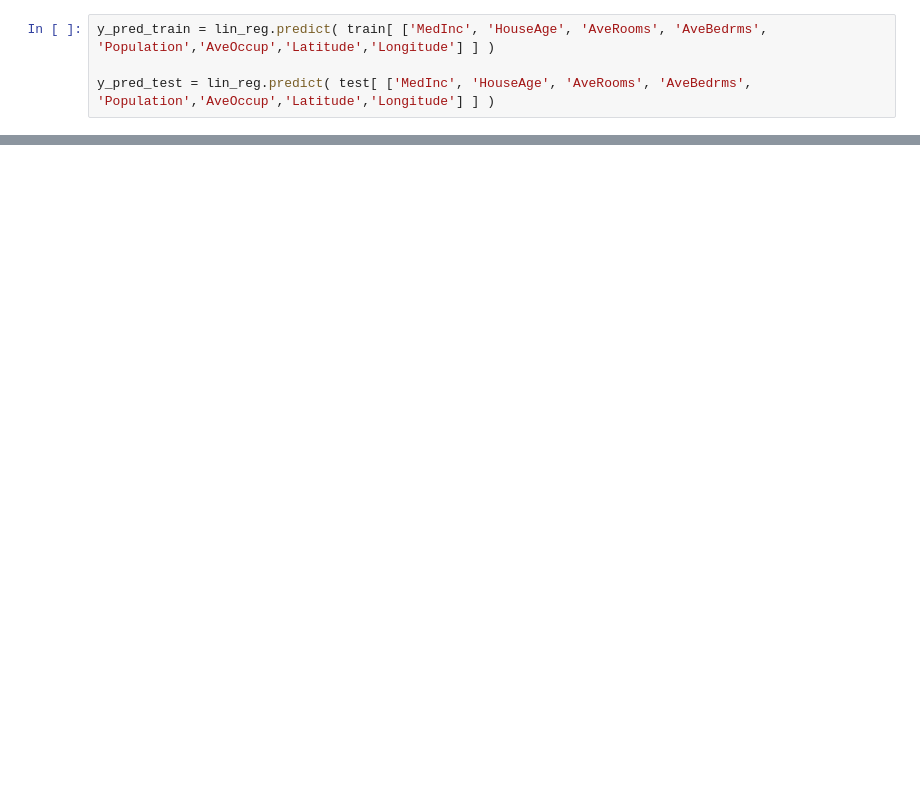
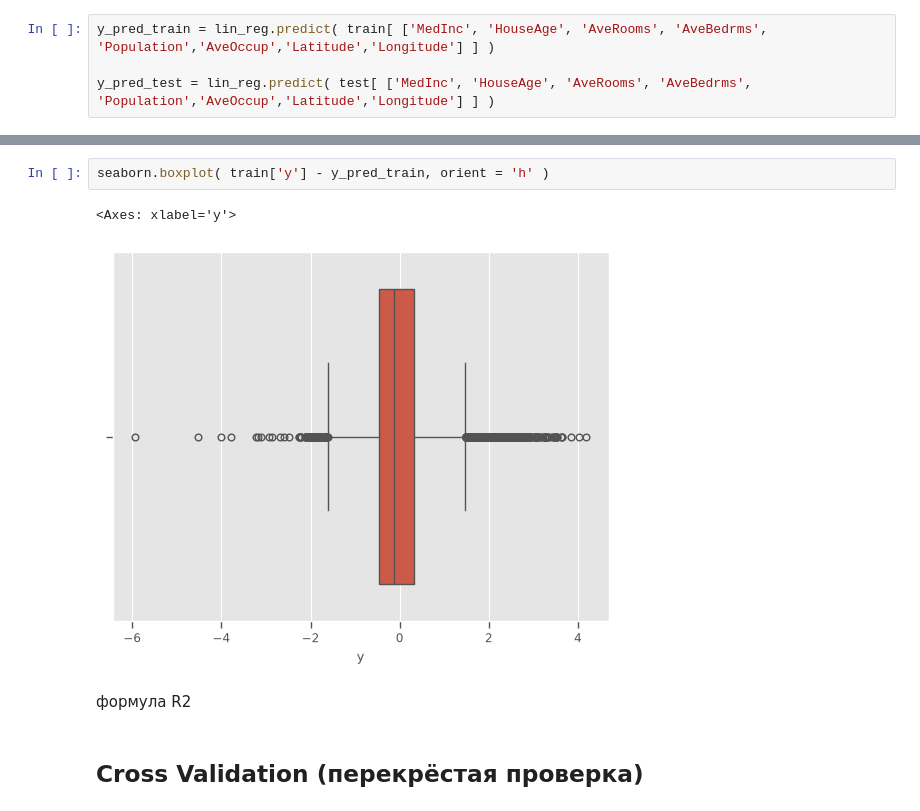
Before and after one commit to ivtipm/ML, a Jupyter notebook: plans/AI_intro_2026/examples/house_price_predict.ipynb, the cells around one changed output, grey strips where cells are left out. Drawn from its saved outputs; the diff is of its cells as text; blank space fills up the shorter version.

```diff
--- a/plans/AI_intro_2026/examples/house_price_predict.ipynb
+++ b/plans/AI_intro_2026/examples/house_price_predict.ipynb
@@ -197,0 +215,9 @@ r2_score(df0['y'], y_pred)
+# %%
+seaborn.boxplot( train['y'] - y_pred_train, orient = 'h' )
+# %% [output]
+<Axes: xlabel='y'>
+[figure, added]
+# %% [markdown]
+формула R2
+# %% [markdown]
+## Cross Validation (перекрёстая проверка)
```
Also changed, not shown: parts of 21 cells of this notebook.
